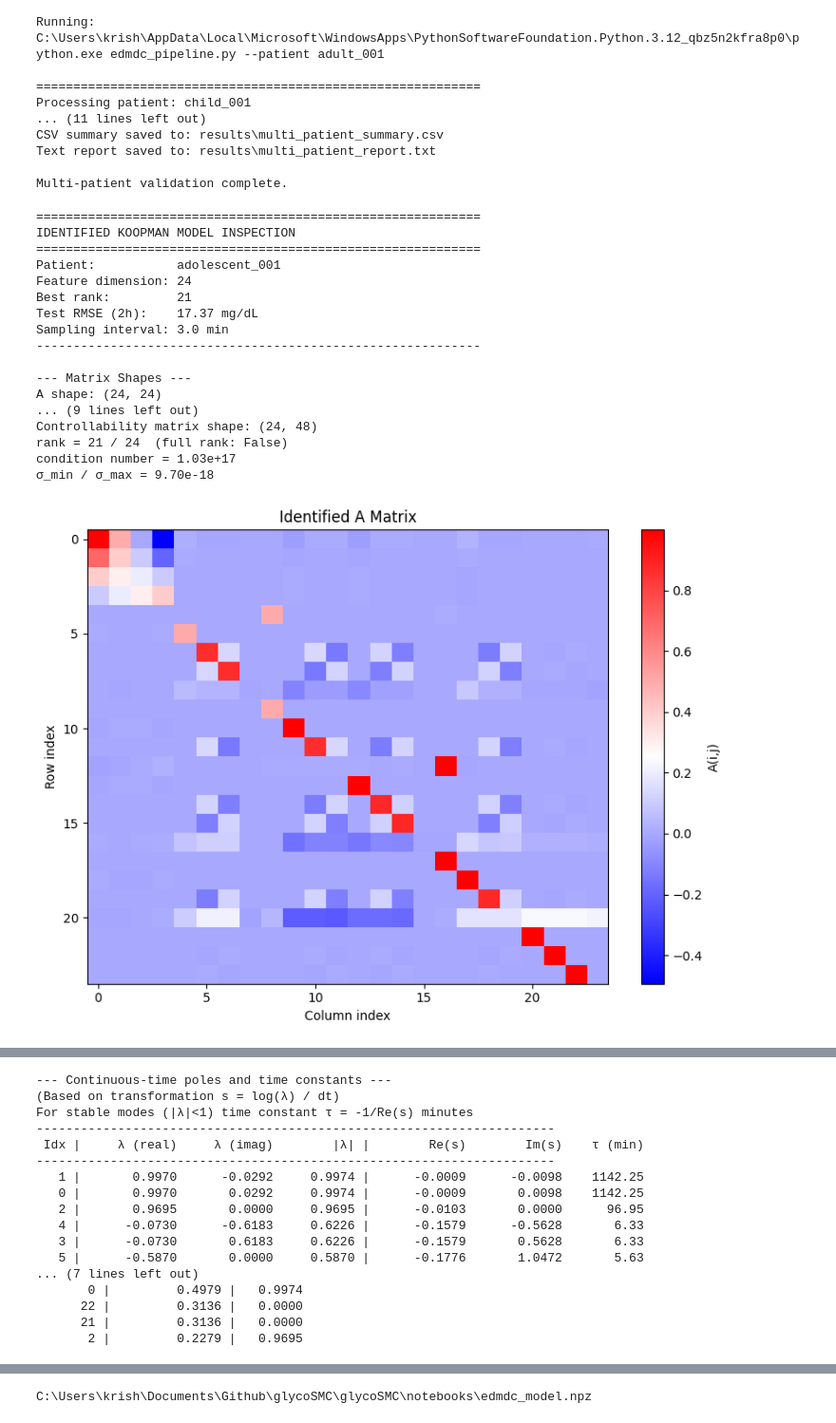
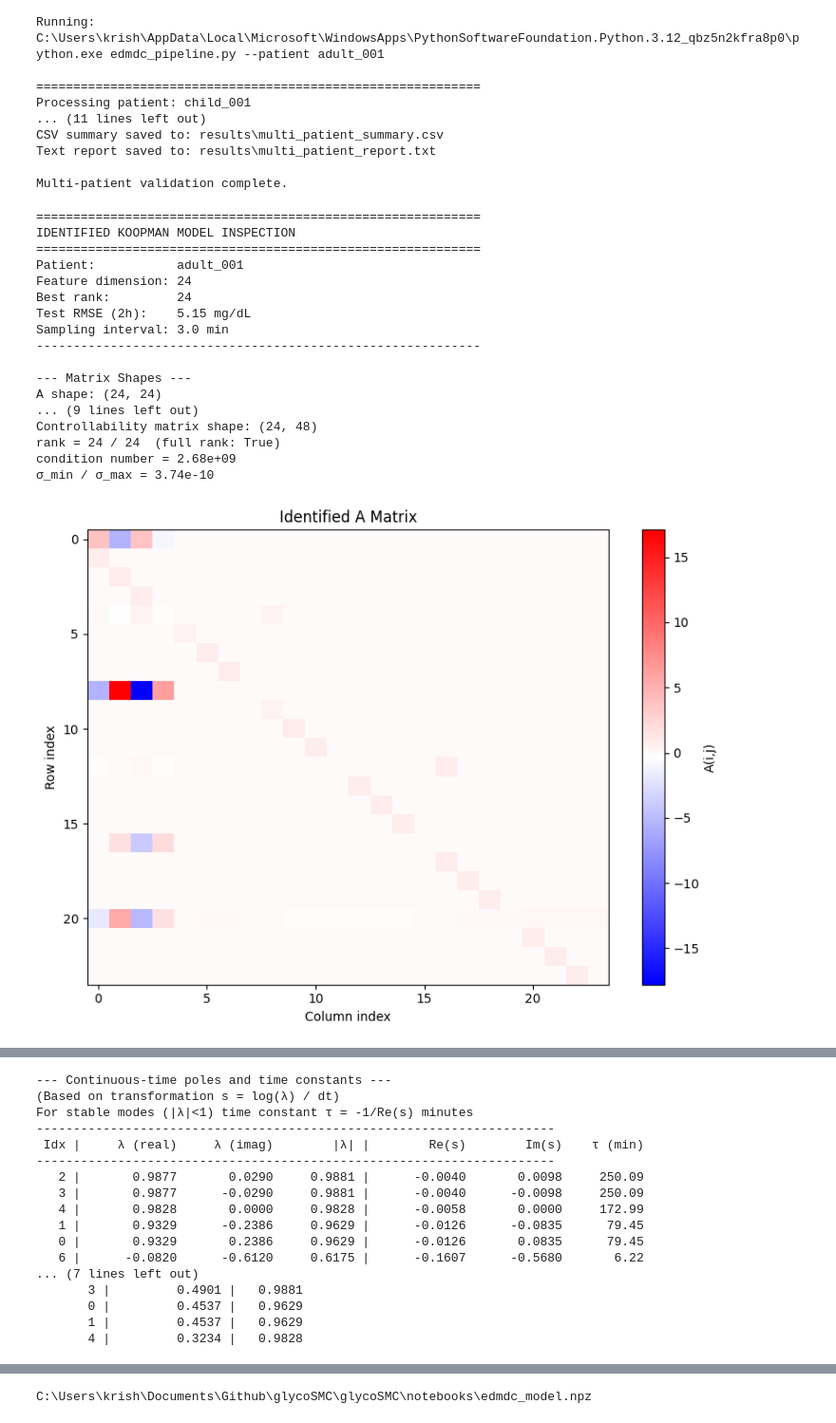
Before and after one commit to HeroicKrishna160905/glycoSMC, a Jupyter notebook: notebooks/dmdc.ipynb, the cells around one changed output, grey strips where cells are left out. Shown at 95% size. Saved outputs shown, nothing was run; the diff lists cells and outputs as text; code cells hidden in the pictures.

```diff
--- a/notebooks/dmdc.ipynb
+++ b/notebooks/dmdc.ipynb
@@ -4528,8 +4528,8 @@ from scipy.linalg import eig, logm, svd, norm, inv
 # ----------------------------------------------------------------------
 # Configuration
 # ----------------------------------------------------------------------
-PATIENT = "adolescent_001"          # change as needed
-MODEL_PATH = "../models/edmdc_adolescent_001.npz"
+PATIENT = "adult_001"          # change as needed
+MODEL_PATH = "../models/edmdc_adult_001.npz"
 DT = 3.0                              # sampling interval in minutes (should match model)
 
 # ----------------------------------------------------------------------
@@ -4742,37 +4742,37 @@ if np.any(stable):
     tau_stable = -1.0 / np.real(s_stable)
     tau_stable = tau_stable[np.isfinite(tau_stable)]   # remove inf if any
     slowest = np.max(tau_stable) if len(tau_stable) > 0 else np.nan
     fastest = np.min(tau_stable) if len(tau_stable) > 0 else np.nan
 else:
     slowest = fastest = np.nan
 
 n_slow = np.sum(np.abs(eigvals) > 0.95)
 n_fast = np.sum(np.abs(eigvals) < 0.2)
 
 print("\n--- Summary ---")
 print(f"Slowest stable time constant: {slowest:.2f} min" if not np.isnan(slowest) else "Slowest stable time constant: N/A")
 print(f"Fastest stable time constant: {fastest:.2f} min" if not np.isnan(fastest) else "Fastest stable time constant: N/A")
 print(f"Modes with |λ| > 0.95 (slow): {n_slow}")
 print(f"Modes with |λ| < 0.2  (fast): {n_fast}")
 
 print("\n" + "=" * 60)
 print("Inspection complete.")
 # %% [output]
 ============================================================
 IDENTIFIED KOOPMAN MODEL INSPECTION
 ============================================================
-Patient:           adolescent_001
+Patient:           adult_001
 Feature dimension: 24
-Best rank:         21
-Test RMSE (2h):    17.37 mg/dL
+Best rank:         24
+Test RMSE (2h):    5.15 mg/dL
 Sampling interval: 3.0 min
 ------------------------------------------------------------
 
 --- Matrix Shapes ---
 A shape: (24, 24)
 ... (9 lines left out)
 Controllability matrix shape: (24, 48)
-rank = 21 / 24  (full rank: False)
-condition number = 1.03e+17
-σ_min / σ_max = 9.70e-18
+rank = 24 / 24  (full rank: True)
+condition number = 2.68e+09
+σ_min / σ_max = 3.74e-10
-[figure, old version]
+[figure, new version]
@@ -4784,14 +4784,14 @@ For stable modes (|λ|<1) time constant τ = -1/Re(s) minutes
 ----------------------------------------------------------------------
  Idx |     λ (real)     λ (imag)        |λ| |        Re(s)        Im(s)    τ (min)
 ----------------------------------------------------------------------
-   1 |       0.9970      -0.0292     0.9974 |      -0.0009      -0.0098    1142.25
-   0 |       0.9970       0.0292     0.9974 |      -0.0009       0.0098    1142.25
-   2 |       0.9695       0.0000     0.9695 |      -0.0103       0.0000      96.95
-   4 |      -0.0730      -0.6183     0.6226 |      -0.1579      -0.5628       6.33
-   3 |      -0.0730       0.6183     0.6226 |      -0.1579       0.5628       6.33
-   5 |      -0.5870       0.0000     0.5870 |      -0.1776       1.0472       5.63
+   2 |       0.9877       0.0290     0.9881 |      -0.0040       0.0098     250.09
+   3 |       0.9877      -0.0290     0.9881 |      -0.0040      -0.0098     250.09
+   4 |       0.9828       0.0000     0.9828 |      -0.0058       0.0000     172.99
+   1 |       0.9329      -0.2386     0.9629 |      -0.0126      -0.0835      79.45
+   0 |       0.9329       0.2386     0.9629 |      -0.0126       0.0835      79.45
+   6 |      -0.0820      -0.6120     0.6175 |      -0.1607      -0.5680       6.22
 ... (7 lines left out)
-       0 |         0.4979 |   0.9974
-      22 |         0.3136 |   0.0000
-      21 |         0.3136 |   0.0000
-       2 |         0.2279 |   0.9695
+       3 |         0.4901 |   0.9881
+       0 |         0.4537 |   0.9629
+       1 |         0.4537 |   0.9629
+       4 |         0.3234 |   0.9828
```
Also changed, not shown: parts of 1 cell of this notebook, 47 other files.
